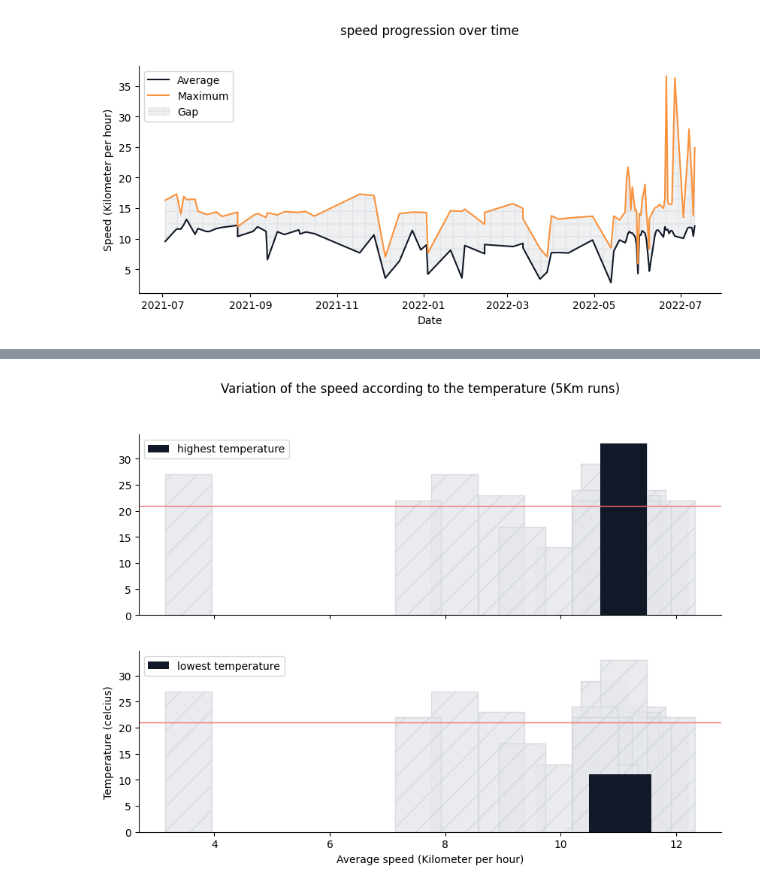
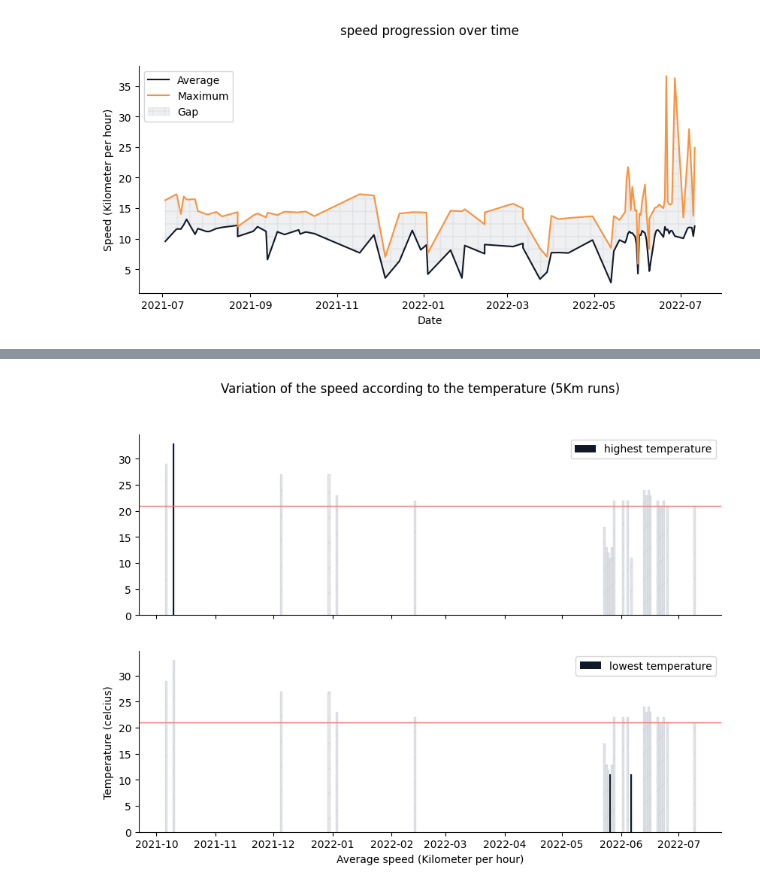
Before and after one commit to bernard-ng/running-visualization, a Jupyter notebook: running_data_visualization.ipynb, the cells around one changed output, grey strips where cells are left out. Saved outputs shown, nothing was run; the diff lists cells and outputs as text; code cells hidden in the pictures.

```diff
--- a/running_data_visualization.ipynb
+++ b/running_data_visualization.ipynb
@@ -434,6 +313,6 @@ It is a long established fact that a reader will be distracted by the readable c
 # %%
 temperature_df = sessions_df[sessions_df['created_at'] > dt.date(2021, 1, 1)]
-temperature_df = temperature_df[['distance', 'duration', 'temperature', 'average_speed']].dropna()
+temperature_df = temperature_df[['distance', 'duration', 'temperature', 'created_at']].dropna()
 temperature_df = temperature_df.loc[temperature_df['distance'] >= 5]
 temperature_df = temperature_df.loc[temperature_df['distance'] < 6].reset_index(drop=True)
 
@@ -448,39 +327,39 @@ plt.xlabel("Average speed (Kilometer per hour)")
 plt.ylabel("Temperature (celcius)")
 
 axs[0].bar(
-    temperature_df['average_speed'],
+    temperature_df['created_at'],
     temperature_df['temperature'],
     color=colors['gray'][200],
     hatch="/",
     edgecolor=colors['gray'][300],
     alpha=0.8
 );
 axs[0].bar(
-    temperature_df['average_speed'][temperature_df['temperature'] == maximum],
+    temperature_df['created_at'][temperature_df['temperature'] == maximum],
     maximum,
     color=colors['gray'][900],
     label="highest temperature",
 )
 
 axs[1].bar(
-    temperature_df['average_speed'],
+    temperature_df['created_at'],
     temperature_df['temperature'],
     color=colors['gray'][200],
     hatch="/",
     edgecolor=colors['gray'][300],
     alpha=0.8
 );
 axs[1].bar(
-    temperature_df['average_speed'][temperature_df['temperature'] == minimum],
+    temperature_df['created_at'][temperature_df['temperature'] == minimum],
     minimum,
     color=colors['gray'][900],
     label="lowest temperature",
 );
 
 for ax in axs:
     ax.spines['right'].set_visible(False)
     ax.spines['top'].set_visible(False)
     ax.axhline(average, color=colors['red'][400], linewidth=1)
     ax.legend();
 # %% [output]
-[figure, old version]
+[figure, new version]
```
Also changed, not shown: parts of 18 cells of this notebook.
